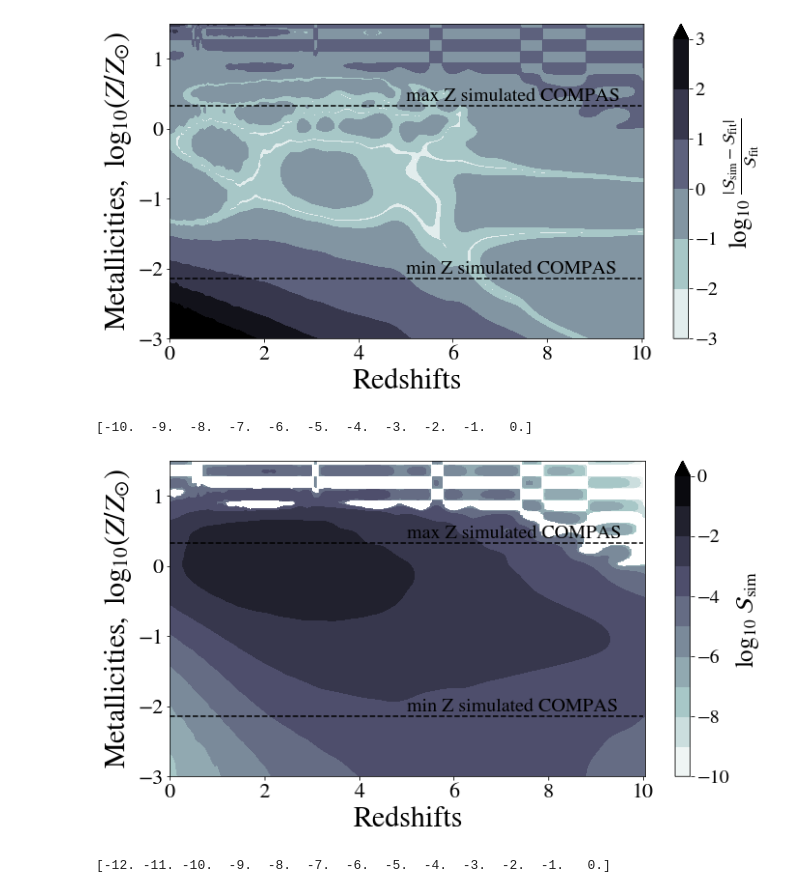
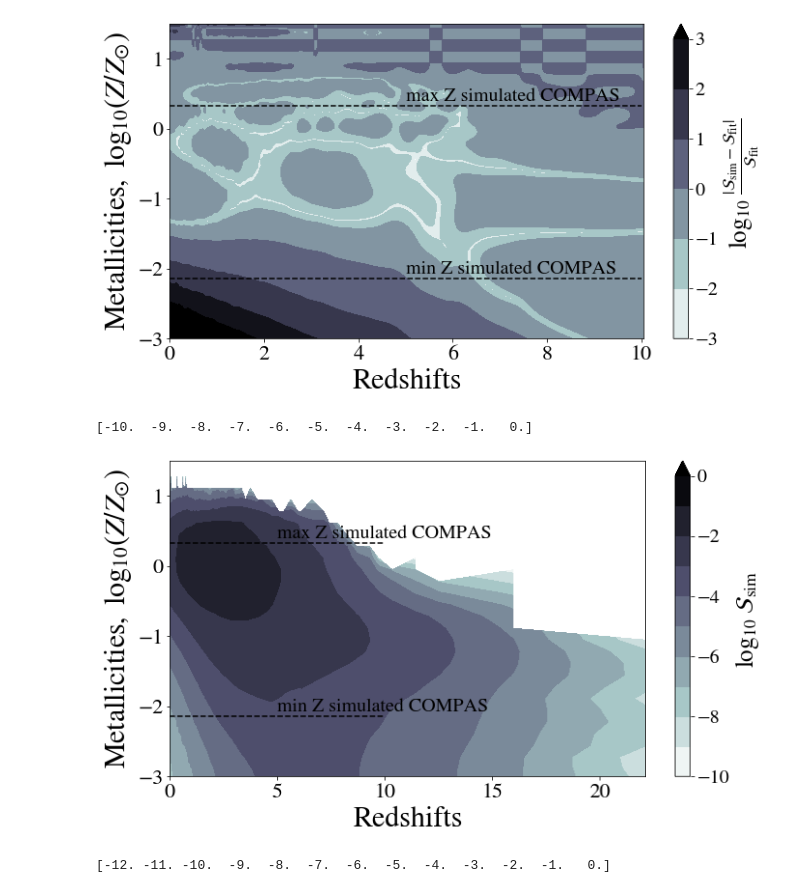
Before and after one commit to sashalvna/SFRD_fit, a Jupyter notebook: src/scripts/Notebooks/Fit_model_to_sfrdzZ.ipynb, the cells around one changed output. Cells and saved outputs as stored; diff of their text form; code cells hidden in the pictures.

```diff
--- a/src/scripts/Notebooks/Fit_model_to_sfrdzZ.ipynb
+++ b/src/scripts/Notebooks/Fit_model_to_sfrdzZ.ipynb
@@ -348,37 +348,37 @@ Zsun = 0.014 # Solar metallicity
 ########################
 fig, ax = plt.subplots(figsize = (11,6))
 
-X,Y = np.meshgrid(redshift_new,  np.log10(metals_new/Zsun))
+X,Y = np.meshgrid(redshifts_Sim,  np.log10(Sim_center_Zbin/Zsun))
 
 levs = np.linspace(-10, 0, num=11)
 print(levs)
-cs = plt.contourf(X, Y, np.log10((data).T),
+cs = plt.contourf(X, Y, np.log10((Sim_SFRD).T),
                   levs, cmap ="bone_r",extend ='max')
 
 cbar = plt.colorbar(cs)
 cbar.ax.set_ylabel(r'$\log_{10} \ \mathcal{S}_{\rm sim} $ ',
                    fontsize = 25)
 cbar.ax.tick_params(labelsize=20)
 
 # Min and max simulated metallicities in COMPAS
 ax.annotate('min Z simulated COMPAS', (5., np.log10(1.2e-4/Zsun)), fontsize = 20, color = 'k')
 plt.hlines(np.log10(1e-4/Zsun), xmin = 0, xmax = 10, color = 'k', linestyle = '--')
 ax.annotate('max Z simulated COMPAS', (5., np.log10(0.035/Zsun)), fontsize = 20,color = 'k' )
 plt.hlines(np.log10(0.03/Zsun), xmin = 0, xmax = 10, color = 'k', linestyle = '--')
 
 
 ######
 # Plot values
 ax.set_xlabel('Redshifts', fontsize = 30)
 ax.set_ylabel('$\mathrm{Metallicities}, \ \log_{10}(Z/Z_{\odot})$', fontsize = 30)
 ax.tick_params(axis='both', which='major', labelsize=22)
 ax.tick_params(axis='both', which='minor', labelsize=22)
 plt.ylim(-3,1.5)
 
 plt.show()
 # %% [output]
 [-10.  -9.  -8.  -7.  -6.  -5.  -4.  -3.  -2.  -1.   0.]
-[figure, old version]
+[figure, new version]
 # %%
 ############################
 ##PLOT setttings
```
Also changed, not shown: 2 other files.
